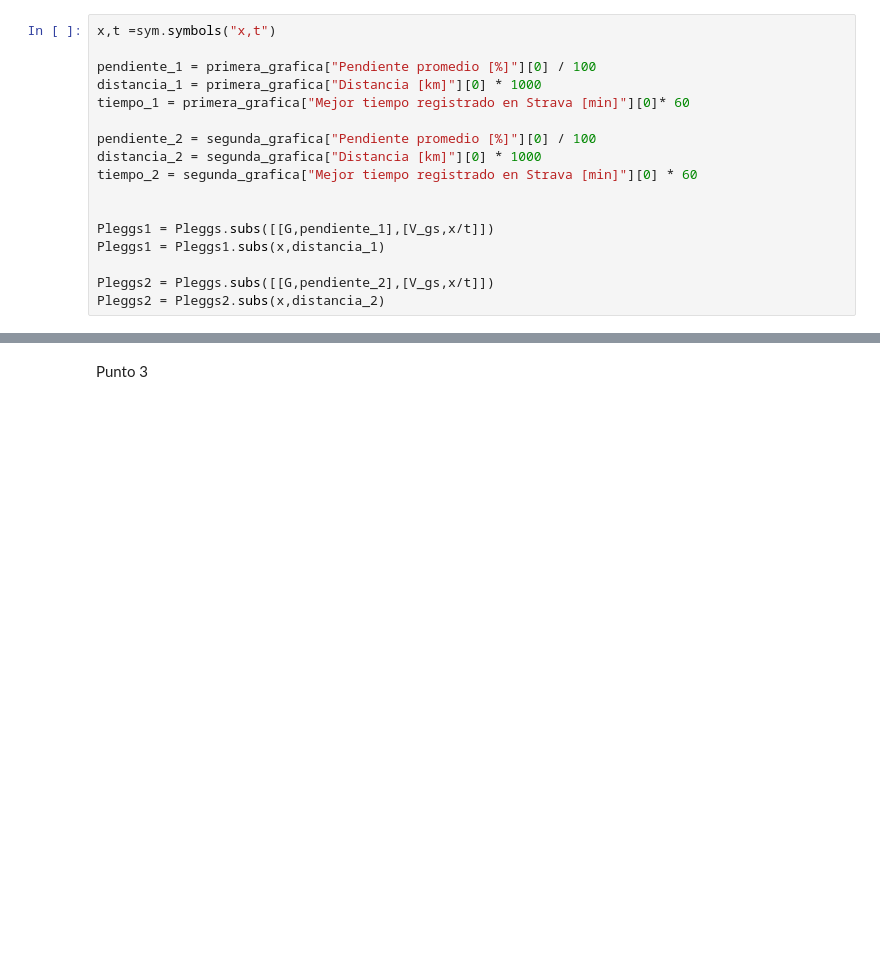
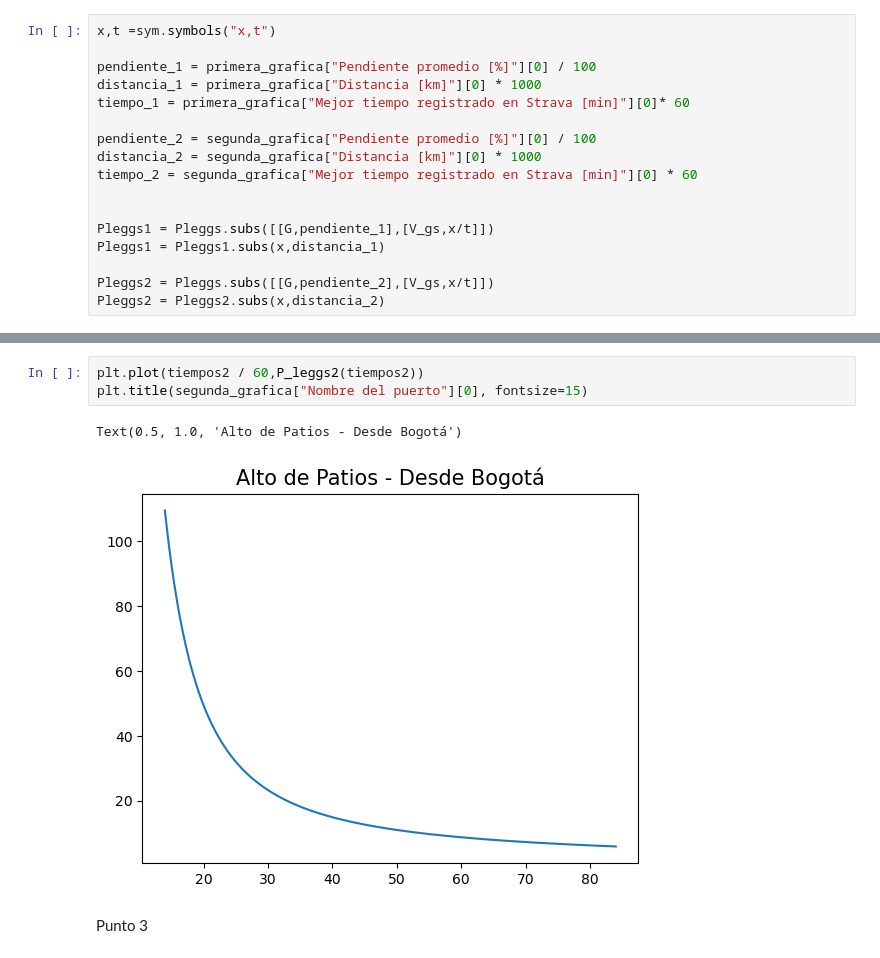
Before and after one commit to QuantumPower4/JuanGuzman-JhonAlex-HerraCompu-202302, a Jupyter notebook: Proyecto/Proyecto_JuanGuzman_JhonMontealegre.ipynb, the cells around one changed output, grey strips where cells are left out. Drawn from its saved outputs; the diff is of its cells as text; blank space fills up the shorter version.

```diff
--- a/Proyecto/Proyecto_JuanGuzman_JhonMontealegre.ipynb
+++ b/Proyecto/Proyecto_JuanGuzman_JhonMontealegre.ipynb
@@ -70,3 +73,9 @@ plt.legend()
+# %%
+plt.plot(tiempos2 / 60,P_leggs2(tiempos2))
+plt.title(segunda_grafica["Nombre del puerto"][0], fontsize=15)
+# %% [output]
+Text(0.5, 1.0, 'Alto de Patios - Desde Bogotá')
+[figure, added]
 # %% [markdown]
 Punto 3
 # %%
```
Also changed, not shown: parts of 1 cell of this notebook.
